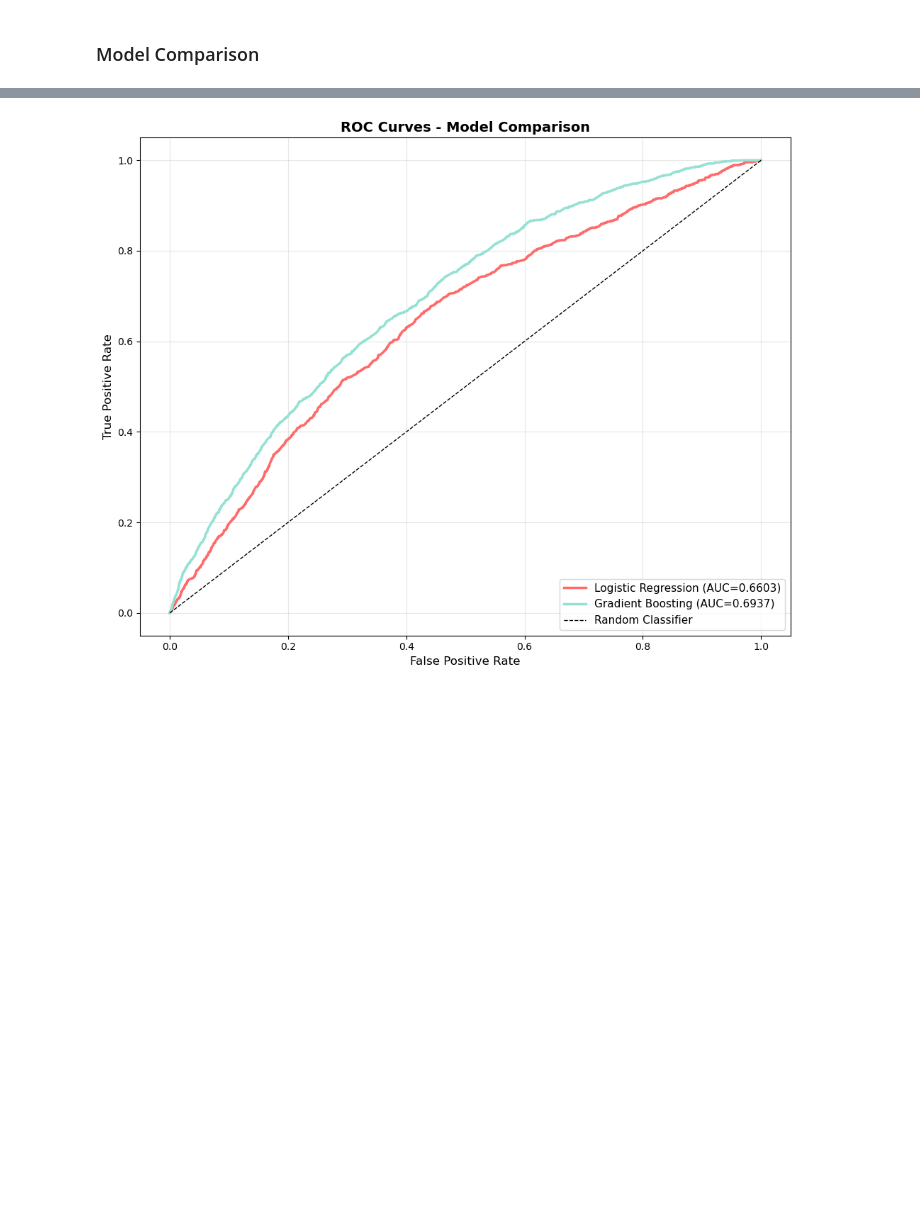
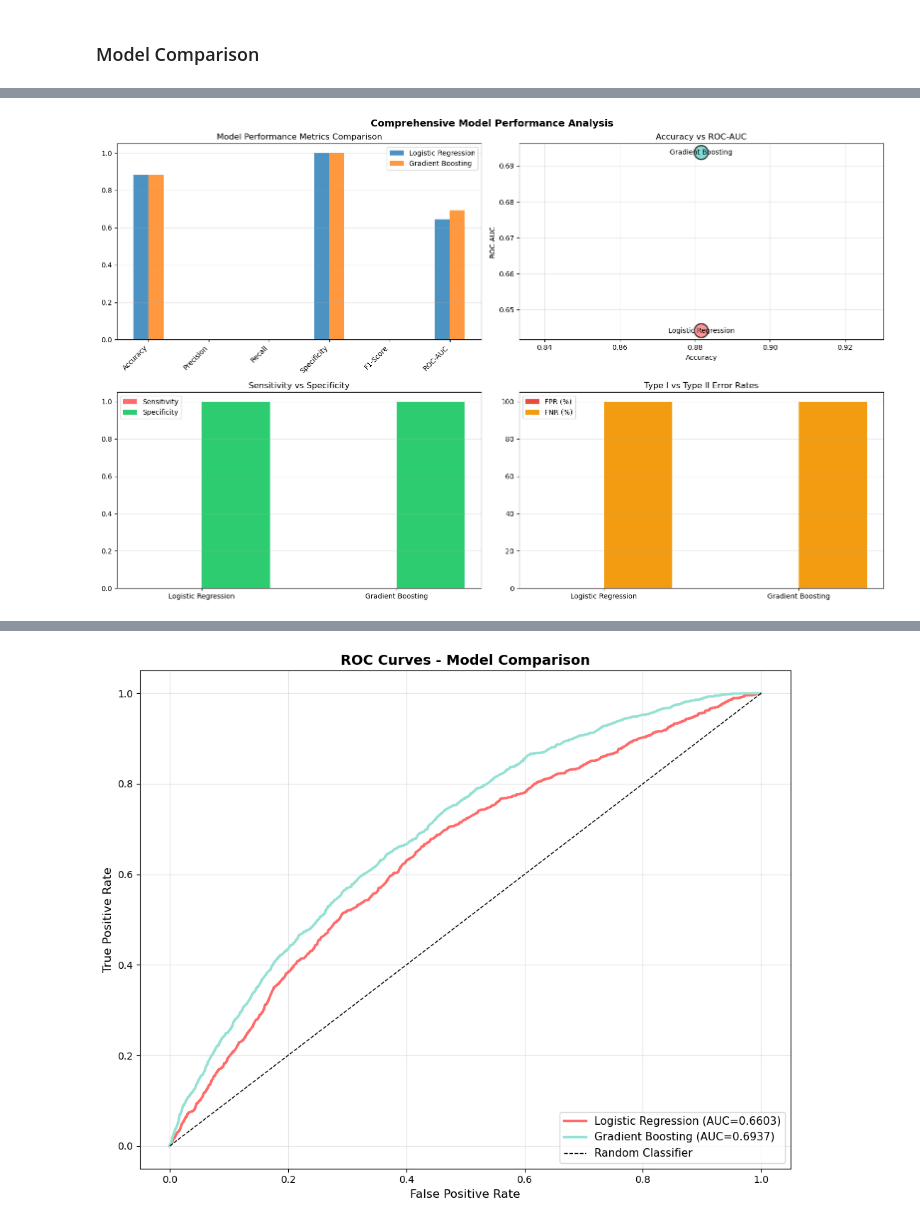
Before and after one commit to reronetfelan-lgtm/Phase3-Project, a Jupyter notebook: index.ipynb, the cells around one changed output, grey strips where cells are left out. Drawn from its saved outputs; the diff is of its cells as text; code cells hidden in the pictures; blank space fills up the shorter version.

```diff
--- a/index.ipynb
+++ b/index.ipynb
@@ -1627,0 +1100,73 @@ Gradient Boosting     0.0 %  100.0 %
+# %%
+
+metrics_df = pd.DataFrame({
+    'Logistic Regression': lr_metrics,
+    'Gradient Boosting': gb_metrics
+}).T
+
+# List of models for plotting
+models_list = ['Logistic Regression', 'Gradient Boosting']
+
+# VISUALIZATIONS
+fig, axes = plt.subplots(2, 2, figsize=(16, 10))
+
+# 1. Key metrics bar chart
+metrics_to_plot = ['Accuracy', 'Precision', 'Recall', 'Specificity', 'F1-Score', 'ROC-AUC']
+x_pos = np.arange(len(metrics_to_plot))
+width = 0.25
+ax = axes[0, 0]
+for i, model in enumerate(models_list):
+    values = [metrics_df.loc[model, m] for m in metrics_to_plot]
+    ax.bar(x_pos + i*width, values, width, label=model, alpha=0.8)
+ax.set_xticks(x_pos + width/2)
+ax.set_xticklabels(metrics_to_plot, rotation=45, ha='right')
+ax.set_ylim(0, 1.05)
+ax.set_title('Model Performance Metrics Comparison')
+ax.legend()
+ax.grid(True, axis='y', alpha=0.3)
+
+# 2. Accuracy vs ROC-AUC scatter
+ax = axes[0, 1]
+accuracy_vals = [metrics_df.loc[m, 'Accuracy'] for m in models_list]
+auc_vals = [metrics_df.loc[m, 'ROC-AUC'] for m in models_list]
+colors = ['#FF6B6B', '#4ECDC4']
+ax.scatter(accuracy_vals, auc_vals, s=400, alpha=0.7, c=colors, edgecolors='black', linewidth=2)
+for i, model in enumerate(models_list):
+    ax.annotate(model, (accuracy_vals[i], auc_vals[i]), ha='center', va='center')
+ax.set_xlabel('Accuracy')
+ax.set_ylabel('ROC-AUC')
+ax.set_title('Accuracy vs ROC-AUC')
+ax.grid(True, alpha=0.3)
+
+# 3. Sensitivity vs Specificity
+ax = axes[1, 0]
+sensitivity_vals = [metrics_df.loc[m, 'Recall'] for m in models_list]
+specificity_vals = [metrics_df.loc[m, 'Specificity'] for m in models_list]
+width = 0.35
+x_pos = np.arange(len(models_list))
+bars1 = ax.bar(x_pos - width/2, sensitivity_vals, width, label='Sensitivity', color='#FF6B6B')
+bars2 = ax.bar(x_pos + width/2, specificity_vals, width, label='Specificity', color='#2ECC71')
+ax.set_xticks(x_pos)
+ax.set_xticklabels(models_list)
+ax.set_ylim(0, 1.05)
+ax.set_title('Sensitivity vs Specificity')
+ax.legend()
+ax.grid(True, axis='y', alpha=0.3)
+
+# 4. Error rates (FPR & FNR)
+ax = axes[1, 1]
+fpr_vals = [metrics_df.loc[m, 'FPR'] * 100 for m in models_list]
+fnr_vals = [metrics_df.loc[m, 'FNR'] * 100 for m in models_list]
+bars1 = ax.bar(x_pos - width/2, fpr_vals, width, label='FPR (%)', color='#E74C3C')
+bars2 = ax.bar(x_pos + width/2, fnr_vals, width, label='FNR (%)', color='#F39C12')
+ax.set_xticks(x_pos)
+ax.set_xticklabels(models_list)
+ax.set_title('Type I vs Type II Error Rates')
+ax.legend()
+ax.grid(True, axis='y', alpha=0.3)
+
+plt.suptitle('Comprehensive Model Performance Analysis', fontsize=14, fontweight='bold')
+plt.tight_layout()
+plt.show()
+# %% [output]
+[figure, added]
```
Also changed, not shown: parts of 20 cells of this notebook, 1 other file.
